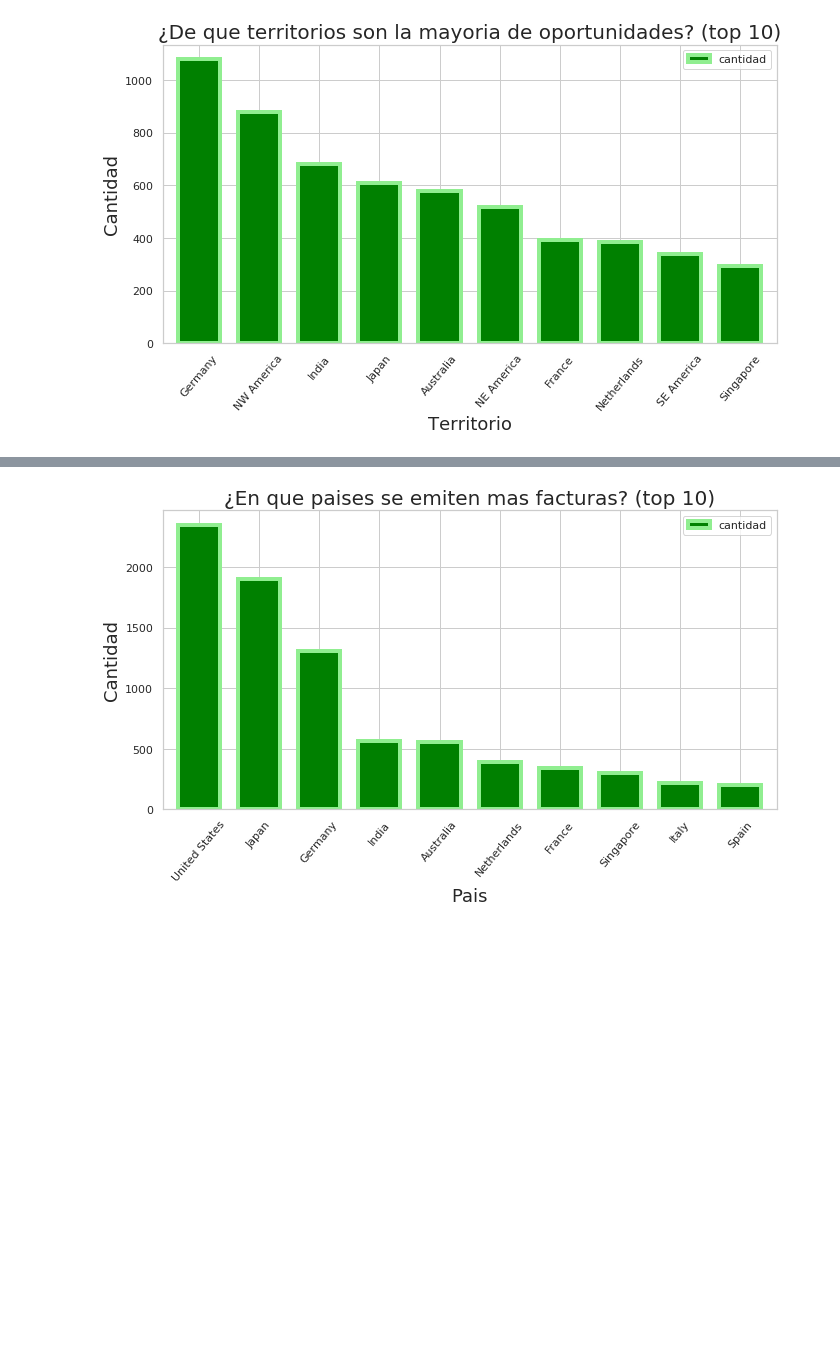
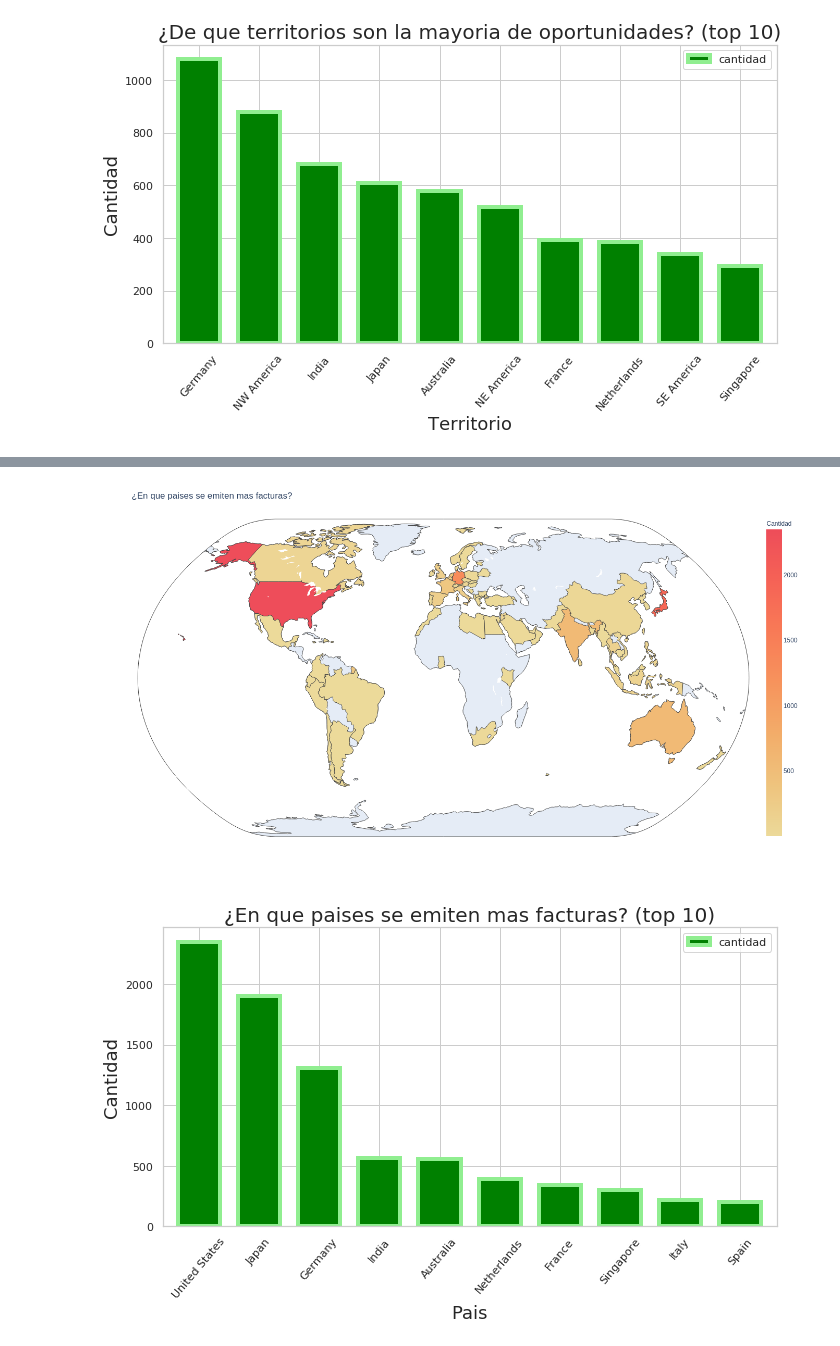
Before and after one commit to germanbc/Organizacion-de-Datos-2c2020-TP1, a Jupyter notebook: TP1 - German.ipynb, the cells around one changed output, grey strips where cells are left out. Cells and saved outputs as stored; diff of their text form; code cells hidden in the pictures; blank space fills up the shorter version.

```diff
--- a/TP1 - German.ipynb
+++ b/TP1 - German.ipynb
@@ -236,3 +289,15 @@ billingCountry
+# %%
+fig = px.choropleth(billingCountry,locations='Code',color='Cantidad',\
+                    color_continuous_scale=px.colors.sequential.Oryel,hover_name='Pais',)
+fig.update_layout(
+    title_text = '¿En que paises se emiten mas facturas?'
+)
+fig.update_geos(projection_type="natural earth")
+#fig.show()
+fig.write_image("billing.png",width=1366,height= 768)
+Image("billing.png")
+# %% [output]
+[figure, added]
 # %%
 billingCountry.head(10).plot(kind='bar', x='Pais', y='cantidad',\
                  width=0.7, figsize=(11,5.5), color='green',\
```
Also changed, not shown: parts of 9 cells of this notebook, 2 other files.
